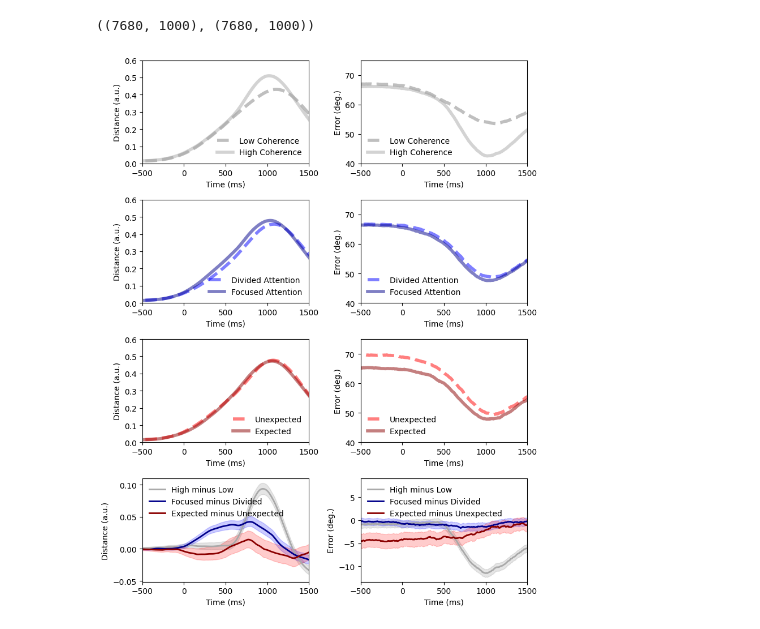
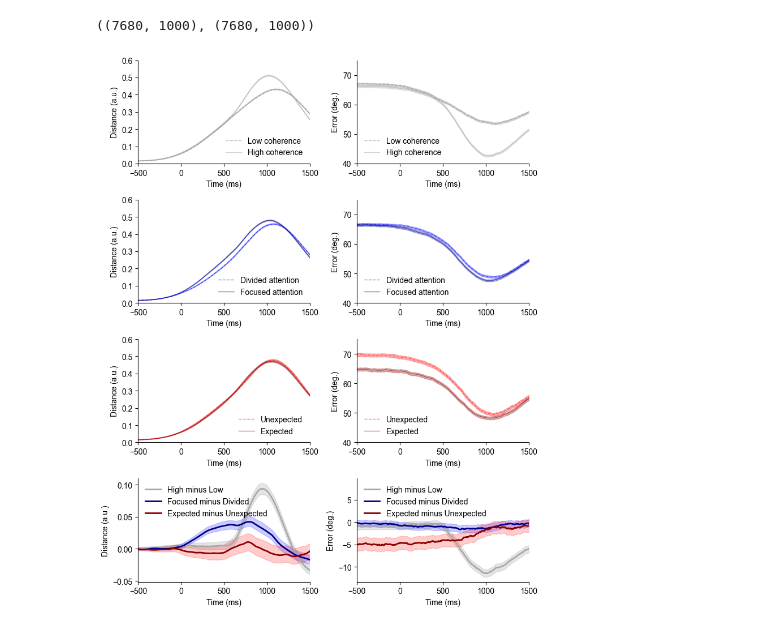
Before and after one commit to NuttidaLab/state_space_analysis, a Jupyter notebook: 02_fig/01_traces.ipynb, the cells around one changed output. Cells and saved outputs as stored; diff of their text form; code cells hidden in the pictures.

```diff
--- a/02_fig/01_traces.ipynb
+++ b/02_fig/01_traces.ipynb
@@ -36,7 +43,7 @@ ctimetable = np.load('../data_caches/ctimetable.npy')
 r_table = pd.read_csv('../data_caches/rtrialtable.csv')
 (x, y, d, r, e, cd, ce) = np.load('../data_caches/rtimetable.npy', allow_pickle=True)
 # %%
-labels = ["Low Coherence", "High Coherence", "Divided Attention", "Focused Attention", "Unexpected", "Expected"]
+labels = ["Low coherence", "High coherence", "Divided attention", "Focused attention", "Unexpected", "Expected"]
 colors = ["gray", "darkgray", "blue", "darkblue", "red", "darkred"]
 linestyles = ["--", "-", "--", "-", "--", "-"]
 
@@ -123,55 +132,92 @@ e_ax = ax[:3,1]
 
 vals = [d_low, d_high, d_divided, d_focused, d_unexpected, d_expected]
 
+# for i in range(6):
+#     d_ax[i//2].plot(xaxis, np.nanmean(vals[i], axis=0), linestyle=linestyles[i], label=labels[i], color=colors[i], alpha=0.5, linewidth=4)
+#     d_ax[i//2].set_xlim(-500, 1500)
+#     d_ax[i//2].set_ylim(0, 0.6)
+#     d_ax[i//2].legend( loc='lower right', frameon=False)
+#     d_ax[i//2].set_xlabel("Time (ms)")
+#     d_ax[i//2].set_ylabel("Distance (a.u.)")
+
 for i in range(6):
-    d_ax[i//2].plot(xaxis, np.nanmean(vals[i], axis=0), linestyle=linestyles[i], label=labels[i], color=colors[i], alpha=0.5, linewidth=4)
-    d_ax[i//2].set_xlim(-500, 1500)
-    d_ax[i//2].set_ylim(0, 0.6)
-    d_ax[i//2].legend( loc='lower right', frameon=False)
-    d_ax[i//2].set_xlabel("Time (ms)")
-    d_ax[i//2].set_ylabel("Distance (a.u.)")
+    mean_val = np.nanmean(vals[i], axis=0)
+    sem_val = np.nanstd(vals[i], axis=0) / np.sqrt(vals[i].shape[0])
+    ax_current = d_ax[i//2]
 
+    ax_current.plot(xaxis, mean_val, linestyle=linestyles[i], label=labels[i],
+                    color=colors[i], alpha=0.5, linewidth=1)
+    ax_current.fill_between(xaxis, mean_val - sem_val, mean_val + sem_val,
+                            color=colors[i], alpha=0.3)
+    ax_current.set_xlim(-500, 1500)
+    ax_current.set_ylim(0, 0.6)
+    ax_current.legend(loc='lower right', frameon=False)
+    ax_current.set_xlabel("Time (ms)")
+    ax_current.set_ylabel("Distance (a.u.)")
+    # Hide top and right spines
+    ax_current.spines['top'].set_visible(False)
+    ax_current.spines['right'].set_visible(False)
 
 vals = [e_low, e_high, e_divided, e_focused, e_unexpected, e_expected]
 
+# for i in range(6):
+#     e_ax[i//2].plot(xaxis, np.nanmean(vals[i], axis=0), linestyle=linestyles[i], label=labels[i], color=colors[i], alpha=0.5, linewidth=4)
+#     e_ax[i//2].set_xlim(-500, 1500)
+#     e_ax[i//2].set_ylim(40, 75)
+#     e_ax[i//2].legend( loc='lower left', frameon=False)
+#     e_ax[i//2].set_xlabel("Time (ms)")
+#     e_ax[i//2].set_ylabel("Error (deg.)")
+
 for i in range(6):
-    e_ax[i//2].plot(xaxis, np.nanmean(vals[i], axis=0), linestyle=linestyles[i], label=labels[i], color=colors[i], alpha=0.5, linewidth=4)
-    e_ax[i//2].set_xlim(-500, 1500)
-    e_ax[i//2].set_ylim(40, 75)
-    e_ax[i//2].legend( loc='lower left', frameon=False)
-    e_ax[i//2].set_xlabel("Time (ms)")
-    e_ax[i//2].set_ylabel("Error (deg.)")
+    mean_val = np.nanmean(vals[i], axis=0)
+    sem_val = np.nanstd(vals[i], axis=0) / np.sqrt(vals[i].shape[0])
+    ax_current = e_ax[i//2]
 
+    ax_current.plot(xaxis, mean_val, linestyle=linestyles[i], label=labels[i],
+                    color=colors[i], alpha=0.5, linewidth=1)
+    ax_current.fill_between(xaxis, mean_val - sem_val, mean_val + sem_val,
+                            color=colors[i], alpha=0.3)
+    ax_current.set_xlim(-500, 1500)
+    ax_current.set_ylim(40, 75)
+    ax_current.legend(loc='lower left', frameon=False)
+    ax_current.set_xlabel("Time (ms)")
+    ax_current.set_ylabel("Error (deg.)")
+    ax_current.spines['top'].set_visible(False)
+    ax_current.spines['right'].set_visible(False)
 
 alpha = 0.2
 
 # Plot d differences:
 ax[3, 0].plot(xaxis, d_high.mean(axis=0) - d_low.mean(axis=0), label='High minus Low', color='darkgray', linewidth=2)
 ax[3, 0].fill_between(xaxis, diff_CI_coh[:, 0], diff_CI_coh[:, 1], color='gray', alpha=alpha)
 ax[3, 0].plot(xaxis, d_focused.mean(axis=0) - d_divided.mean(axis=0), label='Focused minus Divided', color='darkblue', linewidth=2)
 ax[3, 0].fill_between(xaxis, diff_CI_att[:, 0], diff_CI_att[:, 1], color='blue', alpha=alpha)
 ax[3, 0].plot(xaxis, d_expected.mean(axis=0) - d_unexpected.mean(axis=0), label='Expected minus Unexpected', color='darkred', linewidth=2)
 ax[3, 0].fill_between(xaxis, diff_CI_exp[:, 0], diff_CI_exp[:, 1], color='red', alpha=alpha)
 # ax[3, 0].set_title('Differences in d')
 ax[3, 0].set_xlim(-500, 1500)
 ax[3, 0].set_xlabel('Time (ms)')
 ax[3, 0].set_ylabel('Distance (a.u.)')
 ax[3, 0].legend( loc='upper left', frameon=False)
+ax[3, 0].spines['top'].set_visible(False)
+ax[3, 0].spines['right'].set_visible(False)
 
 # Plot e differences:
 ax[3, 1].plot(xaxis, e_high.mean(axis=0) - e_low.mean(axis=0), label='High minus Low', color='darkgray', linewidth=2)
 ax[3, 1].fill_between(xaxis, diff_CI_coh_e[:, 0], diff_CI_coh_e[:, 1], color='gray', alpha=alpha)
 ax[3, 1].plot(xaxis, e_focused.mean(axis=0) - e_divided.mean(axis=0), label='Focused minus Divided', color='darkblue', linewidth=2)
 ax[3, 1].fill_between(xaxis, diff_CI_att_e[:, 0], diff_CI_att_e[:, 1], color='blue', alpha=alpha)
 ax[3, 1].plot(xaxis, e_expected.mean(axis=0) - e_unexpected.mean(axis=0), label='Expected minus Unexpected', color='darkred', linewidth=2)
 ax[3, 1].fill_between(xaxis, diff_CI_exp_e[:, 0], diff_CI_exp_e[:, 1], color='red', alpha=alpha)
 # ax[3, 1].set_title('Differences in e')
 ax[3, 1].set_xlim(-500, 1500)
 ax[3, 1].set_xlabel('Time (ms)')
 ax[3, 1].set_ylabel('Error (deg.)')
 ax[3, 1].legend( loc='upper left', frameon=False)
+ax[3, 1].spines['top'].set_visible(False)
+ax[3, 1].spines['right'].set_visible(False)
 
 plt.tight_layout()
 plt.show()
 # %% [output]
-[figure, old version]
+[figure, new version]
```
Also changed, not shown: parts of 5 cells of this notebook, 34 other files.
